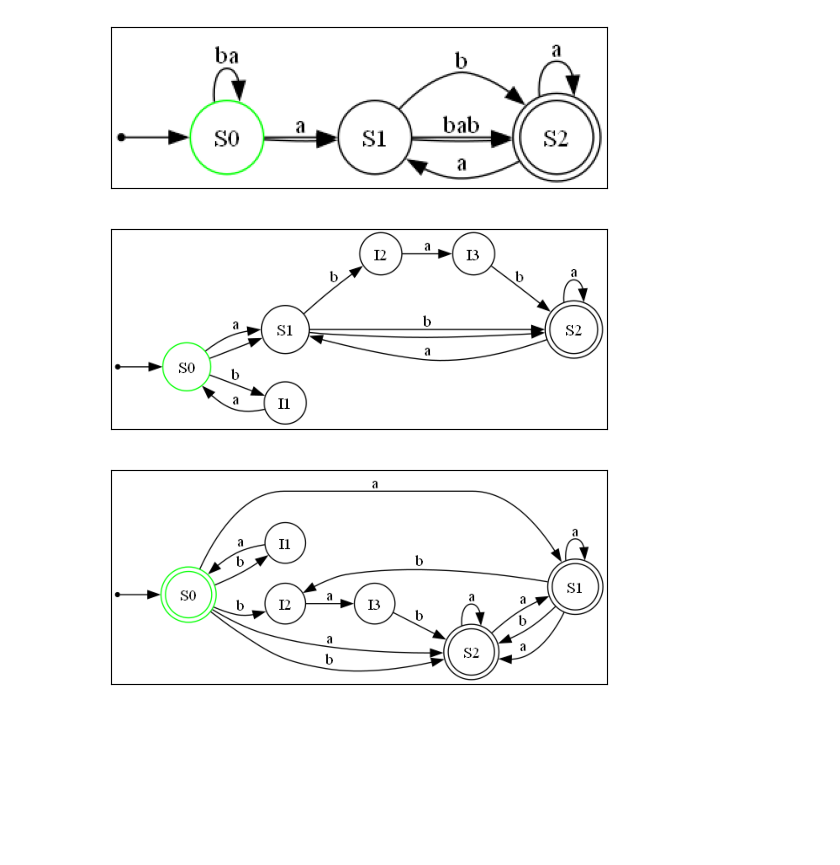
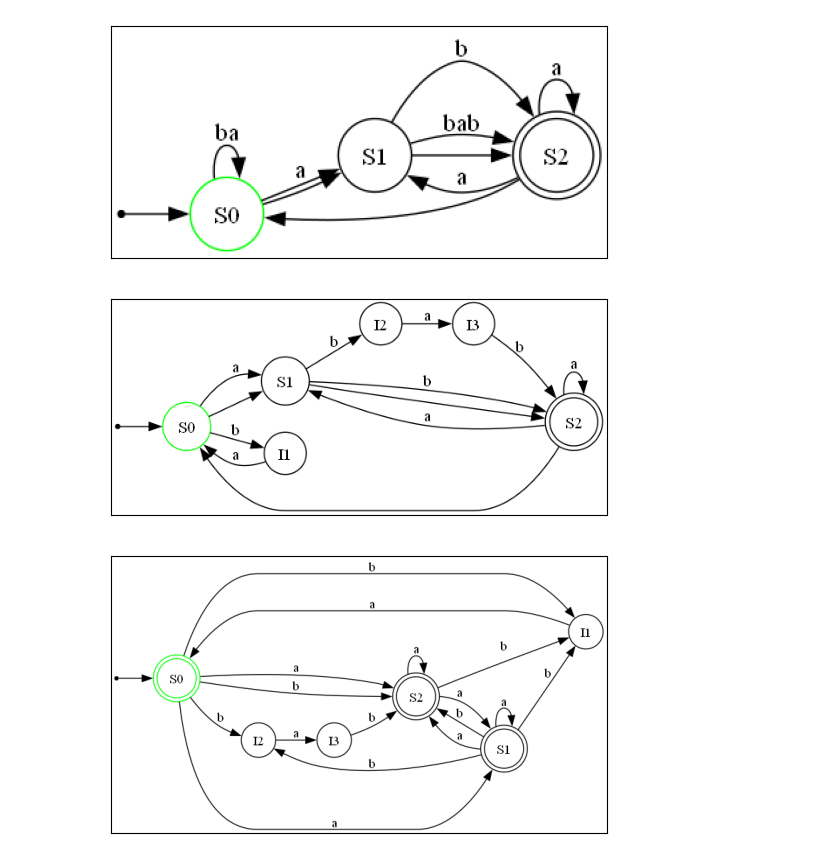
Before and after one commit to mounirmelzi/finite-state-automate, a Jupyter notebook: automate.ipynb, the cells around one changed output. Cells and saved outputs as stored; diff of their text form; code cells hidden in the pictures; blank space fills up the shorter version.

```diff
--- a/automate.ipynb
+++ b/automate.ipynb
@@ -63,8 +63,8 @@ class Automate:
         self.I = temp_automate.I
 
     def eliminate_empty_words(self) -> None:
-        transitions_to_delete = []
-        transitions_to_add = []
+        transitions_to_delete = set()
+        transitions_to_add = set()
 
         for Si in self.I:
             for w in self.I[Si]:
@@ -72,11 +72,15 @@ class Automate:
                     continue
 
                 for Sj in self.I[Si][w]:
-                    transitions_to_delete.append((Si, w, Sj))
+                    transitions_to_delete.add((Si, w, Sj))
 
                     for symbol in [*self.X, ""]:
                         for state in self.I.get(Sj, dict()).get(symbol, set()):
-                            transitions_to_add.append((Si, symbol, state))
+                            if (Sj, symbol, state) in transitions_to_delete:
+                                continue
+
+                            if symbol or (state != Si):
+                                transitions_to_add.add((Si, symbol, state))
 
                     if Sj in self.F:
                         self.F.add(Si)
@@ -166,37 +170,38 @@ def render(automate: Automate) -> None:
 # %%
 automate = Automate(
     X={"a", "b"},
     S={"S0", "S1", "S2"},
     S0="S0",
     F={"S2"},
     I={
         "S0": {
             "a": {"S1"},
             "ba": {"S0"},
             "": {"S1"},
         },
         "S1": {
             "b": {"S2"},
             "bab": {"S2"},
             "": {"S2"},
         },
         "S2": {
             "a": {"S1", "S2"},
+            "": {"S0"},
         },
     },
 )
 
 render(automate)
 # %% [output]
-[figure, old version]
+[figure, new version]
 # %%
 automate.eliminate_long_words()
 render(automate)
 # %% [output]
-[figure, old version]
+[figure, new version]
 # %%
 while not automate.is_simple():
     automate.eliminate_empty_words()
 render(automate)
 # %% [output]
-[figure, old version]
+[figure, new version]
```
